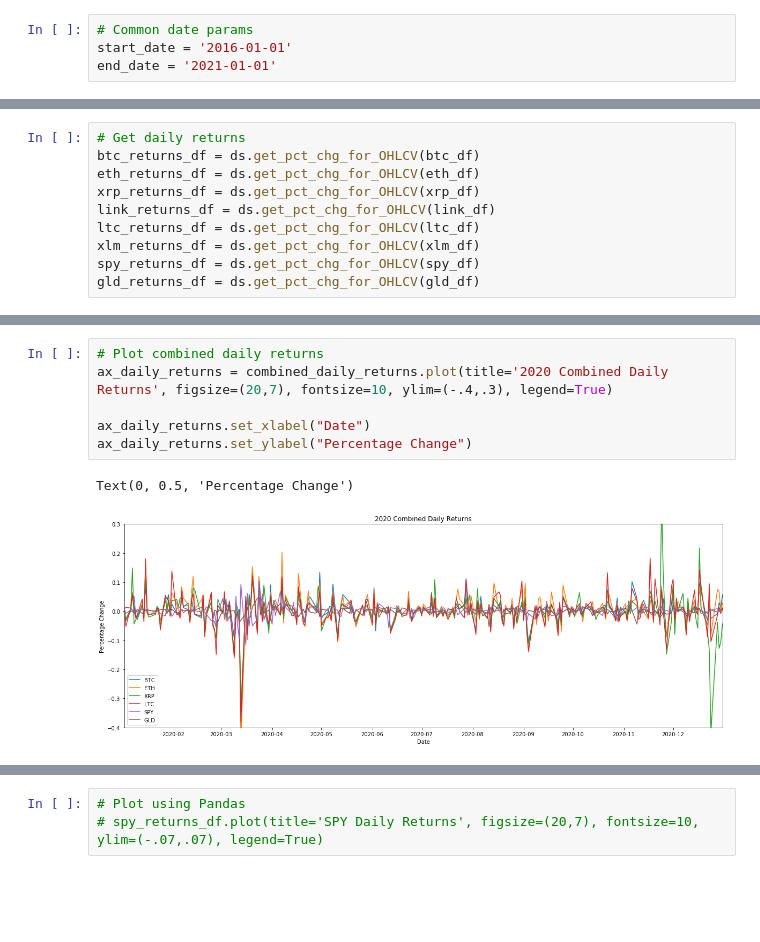
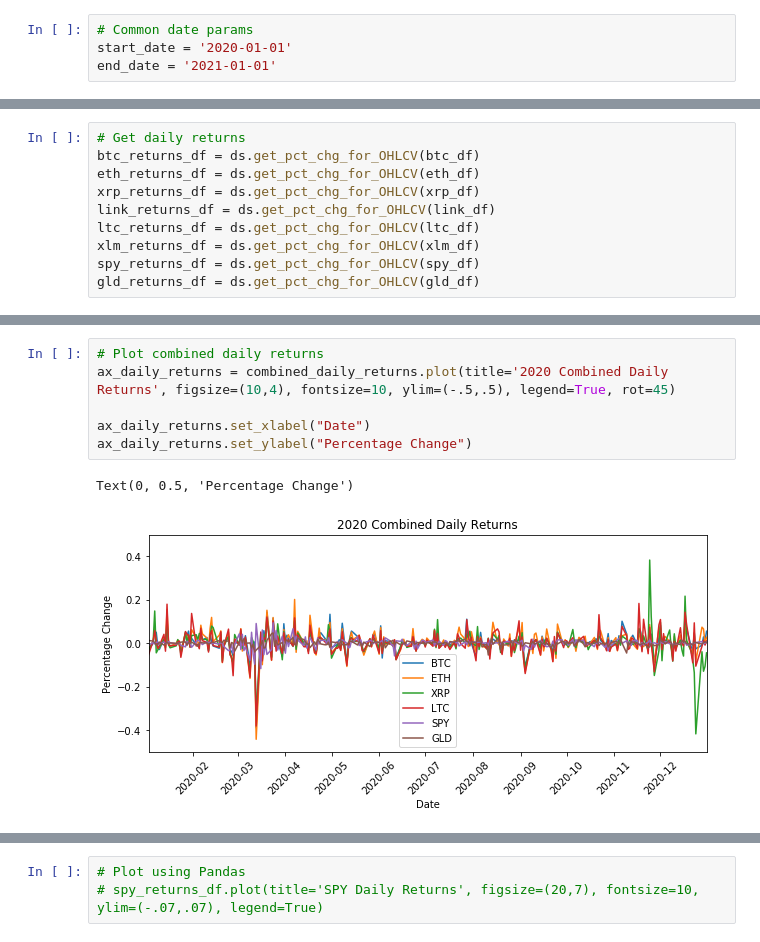
Before and after one commit to nospmah/fintech.group_project, a Jupyter notebook: notebooks/brian_working_2.ipynb, the cells around one changed output, grey strips where cells are left out. Drawn from its saved outputs; the diff is of its cells as text; blank space fills up the shorter version.

Commit message:
Updating data, new plot assets, additional updates to btc risk analysis workbook

```diff
--- a/notebooks/brian_working_2.ipynb
+++ b/notebooks/brian_working_2.ipynb
@@ -29,7 +37,7 @@ alpaca_secret_key = os.getenv("ALPACA_SECRET_KEY")
 # type(coin_api_key)
 # %%
 # Common date params
-start_date = '2016-01-01'
+start_date = '2020-01-01'
 end_date = '2021-01-01'
 # %% [markdown]
 ## Historical OHLCV - Crypto
@@ -180,11 +205,11 @@ combined_daily_returns.head()
 # %%
 # Plot combined daily returns
-ax_daily_returns = combined_daily_returns.plot(title='2020 Combined Daily Returns', figsize=(20,7), fontsize=10, ylim=(-.4,.3), legend=True)
+ax_daily_returns = combined_daily_returns.plot(title='2020 Combined Daily Returns', figsize=(10,4), fontsize=10, ylim=(-.5,.5), legend=True, rot=45)
 
 ax_daily_returns.set_xlabel("Date")
 ax_daily_returns.set_ylabel("Percentage Change")
 # %% [output]
 Text(0, 0.5, 'Percentage Change')
-[figure, old version]
+[figure, new version]
 # %%
 combined_cumulative_returns = (1 + combined_daily_returns).cumprod()
```
Also changed, not shown: parts of 31 cells of this notebook, 12 other files.
